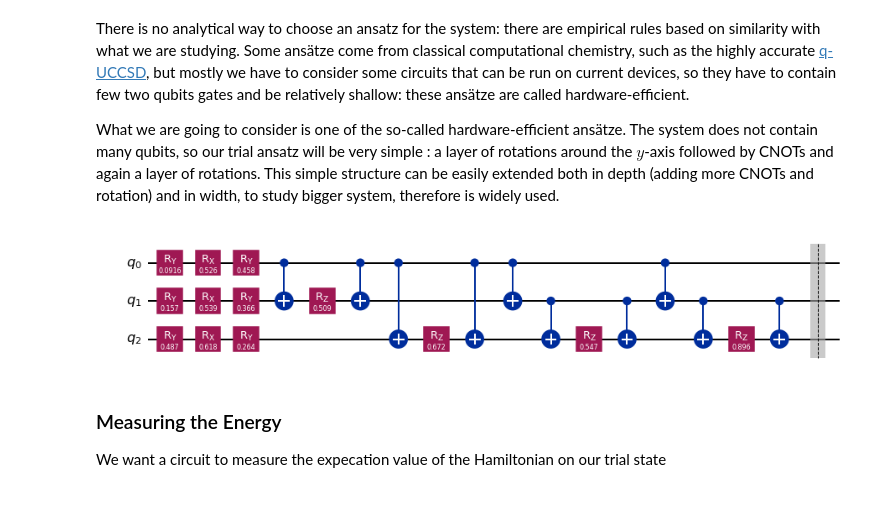
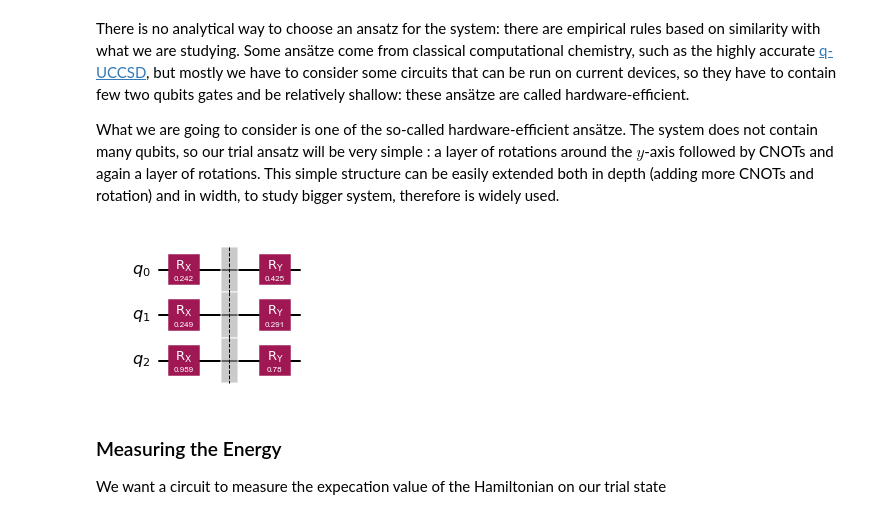
Before and after one commit to JuWu-19/Prepa-Hackathon, a Jupyter notebook: VQE_notebook.ipynb, the cells around one changed output. Drawn from its saved outputs; the diff is of its cells as text; code cells hidden in the pictures.

```diff
--- a/VQE_notebook.ipynb
+++ b/VQE_notebook.ipynb
@@ -72,11 +73,12 @@ The system does not contain many qubits, so our trial ansatz will be very simple
 # %%
 #Draw an example
 
 
 example = feature_map_ansatz(np.random.rand(13),n_spins=3,n_layer=1,full_rotation=True)
+example = test_ansatz(np.random.rand(13),n_spins=3,n_layer=1,full_rotation=True,test_number=2)
 example.draw('mpl', style={'name': 'iqx'})
 # %% [output]
-[figure, old version]
+[figure, new version]
 # %% [markdown]
 ### Measuring the Energy
 
```
Also changed, not shown: parts of 8 cells of this notebook, 2 other files.
